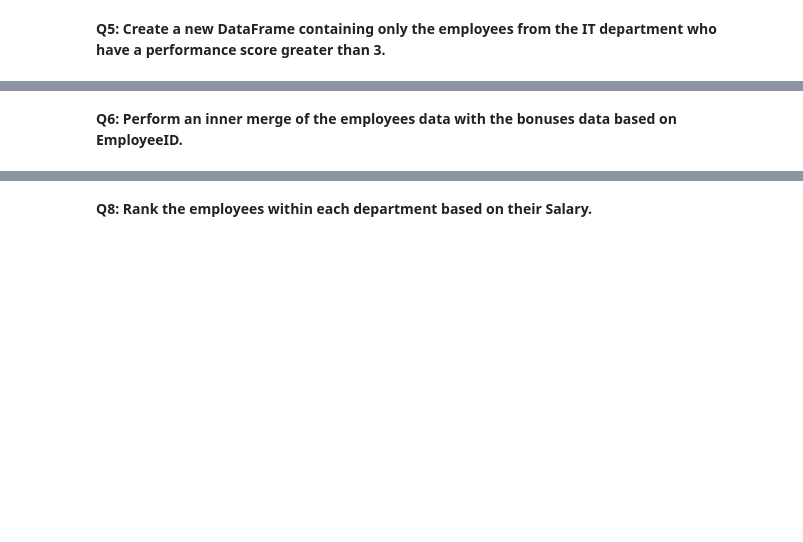
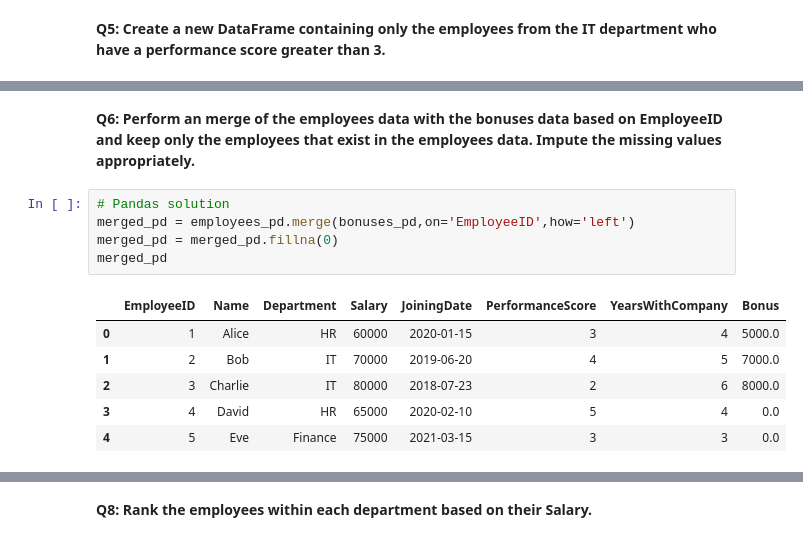
Before and after one commit to 20100215/DA-Must-Knows_Pandas-PySpark-SQL, a Jupyter notebook: notebook.ipynb, the cells around one changed output, grey strips where cells are left out. Cells and saved outputs as stored; diff of their text form; blank space fills up the shorter version.

```diff
--- a/notebook.ipynb
+++ b/notebook.ipynb
@@ -309,2 +389,14 @@ employees_ps.withColumn("YearsWithCompany", F.floor(F.datediff(F.current_date(),
 # %% [markdown]
-**Q6: Perform an inner merge of the employees data with the bonuses data based on EmployeeID.**
+**Q6: Perform an merge of the employees data with the bonuses data based on EmployeeID and keep only the employees that exist in the employees data. Impute the missing values appropriately.**
+# %%
+# Pandas solution
+merged_pd = employees_pd.merge(bonuses_pd,on='EmployeeID',how='left')
+merged_pd = merged_pd.fillna(0)
+merged_pd
+# %% [output]
+|  | EmployeeID | Name | Department | Salary | JoiningDate | PerformanceScore | YearsWithCompany | Bonus |
+| 0 | 1 | Alice | HR | 60000 | 2020-01-15 | 3 | 4 | 5000.0 |
+| 1 | 2 | Bob | IT | 70000 | 2019-06-20 | 4 | 5 | 7000.0 |
+| 2 | 3 | Charlie | IT | 80000 | 2018-07-23 | 2 | 6 | 8000.0 |
+| 3 | 4 | David | HR | 65000 | 2020-02-10 | 5 | 4 | 0.0 |
+| 4 | 5 | Eve | Finance | 75000 | 2021-03-15 | 3 | 3 | 0.0 |
```
Also changed, not shown: parts of 12 cells of this notebook.
